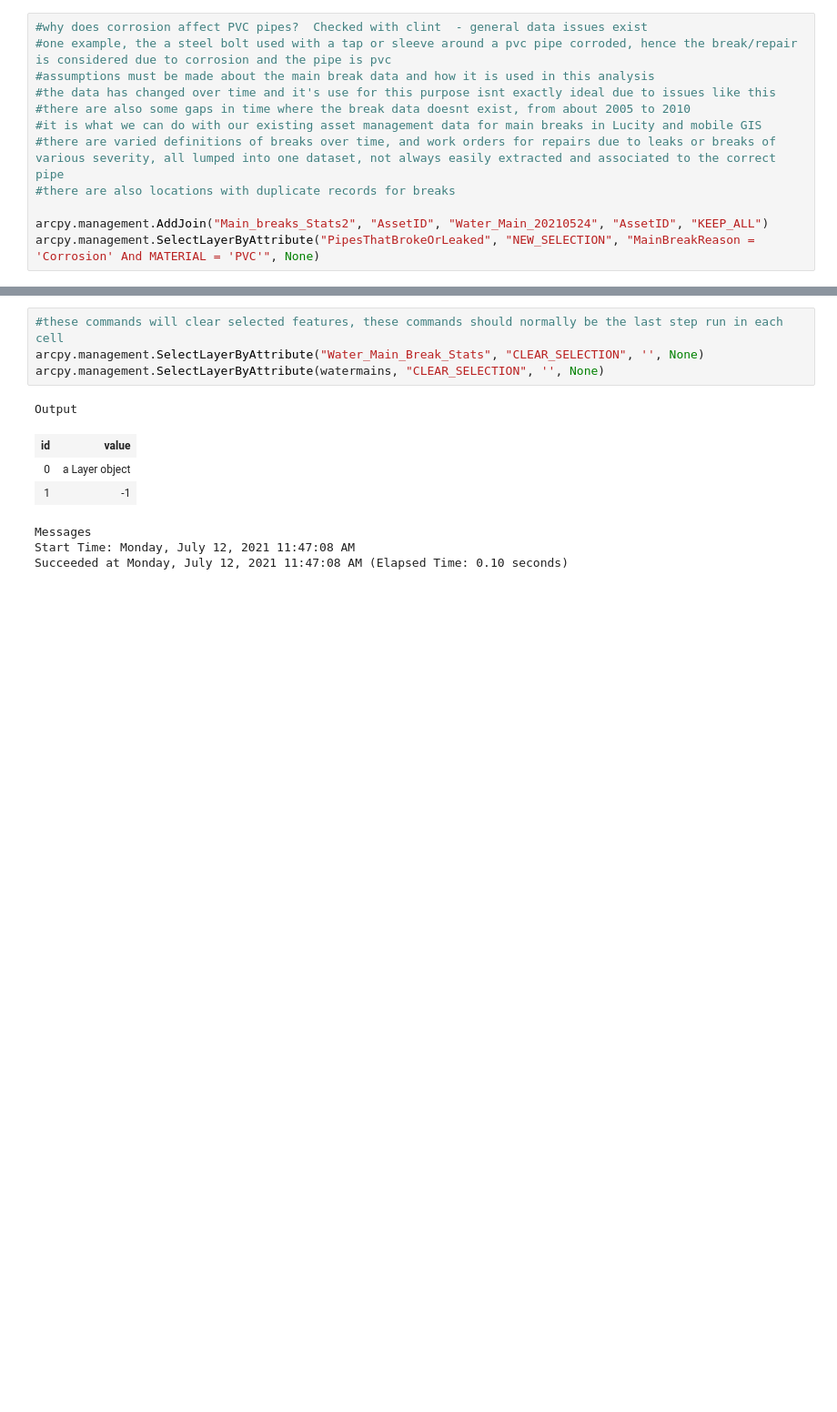
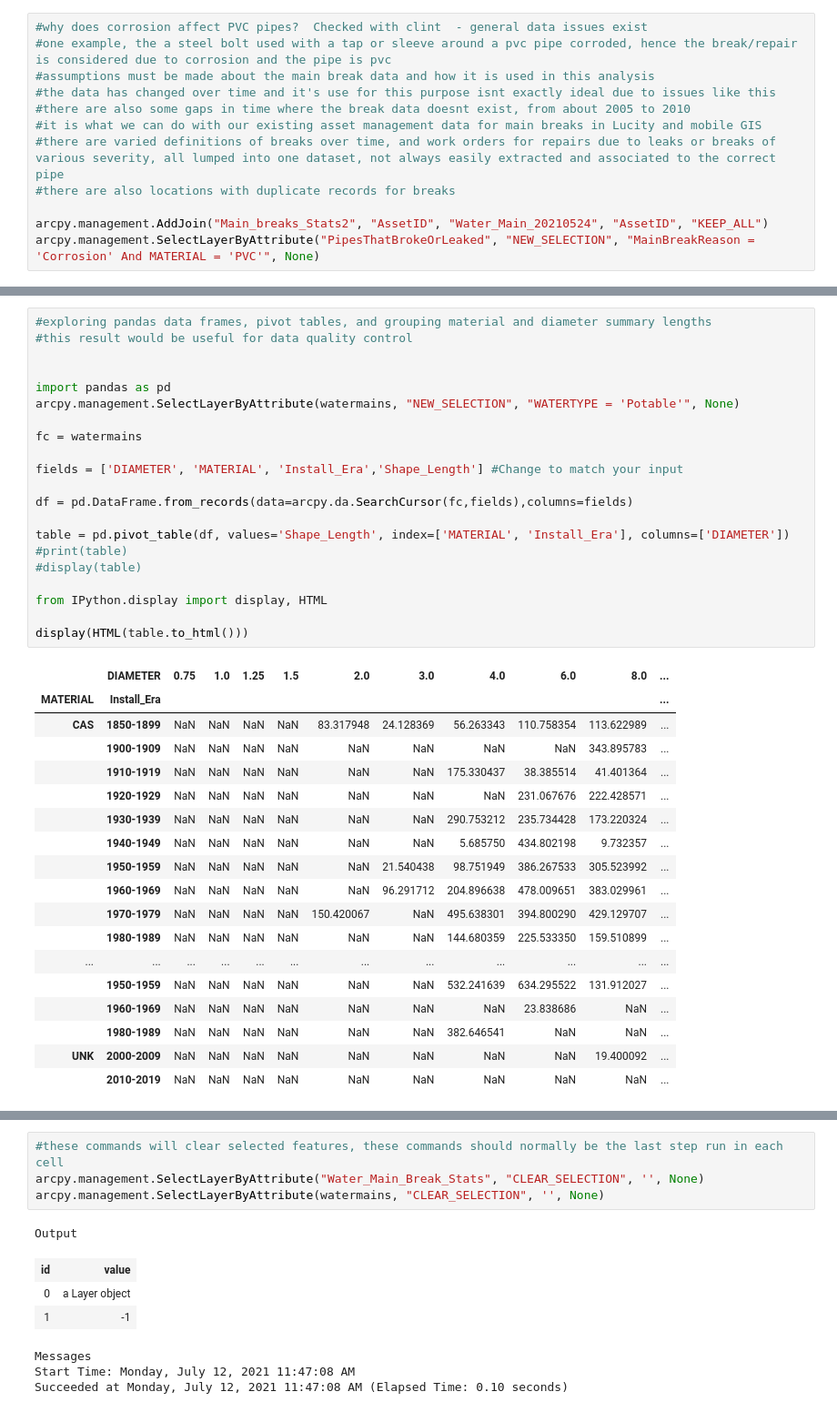
Before and after one commit to gontek/CMED, a Jupyter notebook: AssetPrediction.ipynb, the cells around one changed output, grey strips where cells are left out. Shown: that part at 91% size. Cells and saved outputs as stored; diff of their text form; blank space fills up the shorter version.

```diff
--- a/AssetPrediction.ipynb
+++ b/AssetPrediction.ipynb
@@ -264,0 +332,40 @@ arcpy.management.SelectLayerByAttribute("PipesThatBrokeOrLeaked", "NEW_SELECTION
+# %%
+#exploring pandas data frames, pivot tables, and grouping material and diameter summary lengths
+#this result would be useful for data quality control
+
+
+import pandas as pd
+arcpy.management.SelectLayerByAttribute(watermains, "NEW_SELECTION", "WATERTYPE = 'Potable'", None)
+
+fc = watermains
+
+fields = ['DIAMETER', 'MATERIAL', 'Install_Era','Shape_Length'] #Change to match your input
+
+df = pd.DataFrame.from_records(data=arcpy.da.SearchCursor(fc,fields),columns=fields)
+
+table = pd.pivot_table(df, values='Shape_Length', index=['MATERIAL', 'Install_Era'], columns=['DIAMETER'])
+#print(table)
+#display(table)
+
+from IPython.display import display, HTML
+
+display(HTML(table.to_html()))
+# %% [output]
+|  | DIAMETER | 0.75 | 1.0 | 1.25 | 1.5 | 2.0 | 3.0 | 4.0 | 6.0 | 8.0 | ... |
+| MATERIAL | Install_Era |  |  |  |  |  |  |  |  |  | ... |
+| CAS | 1850-1899 | NaN | NaN | NaN | NaN | 83.317948 | 24.128369 | 56.263343 | 110.758354 | 113.622989 | ... |
+|  | 1900-1909 | NaN | NaN | NaN | NaN | NaN | NaN | NaN | NaN | 343.895783 | ... |
+|  | 1910-1919 | NaN | NaN | NaN | NaN | NaN | NaN | 175.330437 | 38.385514 | 41.401364 | ... |
+|  | 1920-1929 | NaN | NaN | NaN | NaN | NaN | NaN | NaN | 231.067676 | 222.428571 | ... |
+|  | 1930-1939 | NaN | NaN | NaN | NaN | NaN | NaN | 290.753212 | 235.734428 | 173.220324 | ... |
+|  | 1940-1949 | NaN | NaN | NaN | NaN | NaN | NaN | 5.685750 | 434.802198 | 9.732357 | ... |
+|  | 1950-1959 | NaN | NaN | NaN | NaN | NaN | 21.540438 | 98.751949 | 386.267533 | 305.523992 | ... |
+|  | 1960-1969 | NaN | NaN | NaN | NaN | NaN | 96.291712 | 204.896638 | 478.009651 | 383.029961 | ... |
+|  | 1970-1979 | NaN | NaN | NaN | NaN | 150.420067 | NaN | 495.638301 | 394.800290 | 429.129707 | ... |
+|  | 1980-1989 | NaN | NaN | NaN | NaN | NaN | NaN | 144.680359 | 225.533350 | 159.510899 | ... |
+| ... | ... | ... | ... | ... | ... | ... | ... | ... | ... | ... | ... |
+|  | 1950-1959 | NaN | NaN | NaN | NaN | NaN | NaN | 532.241639 | 634.295522 | 131.912027 | ... |
+|  | 1960-1969 | NaN | NaN | NaN | NaN | NaN | NaN | NaN | 23.838686 | NaN | ... |
+|  | 1980-1989 | NaN | NaN | NaN | NaN | NaN | NaN | 382.646541 | NaN | NaN | ... |
+| UNK | 2000-2009 | NaN | NaN | NaN | NaN | NaN | NaN | NaN | NaN | 19.400092 | ... |
+|  | 2010-2019 | NaN | NaN | NaN | NaN | NaN | NaN | NaN | NaN | NaN | ... |
```
Also changed, not shown: parts of 32 cells of this notebook.
